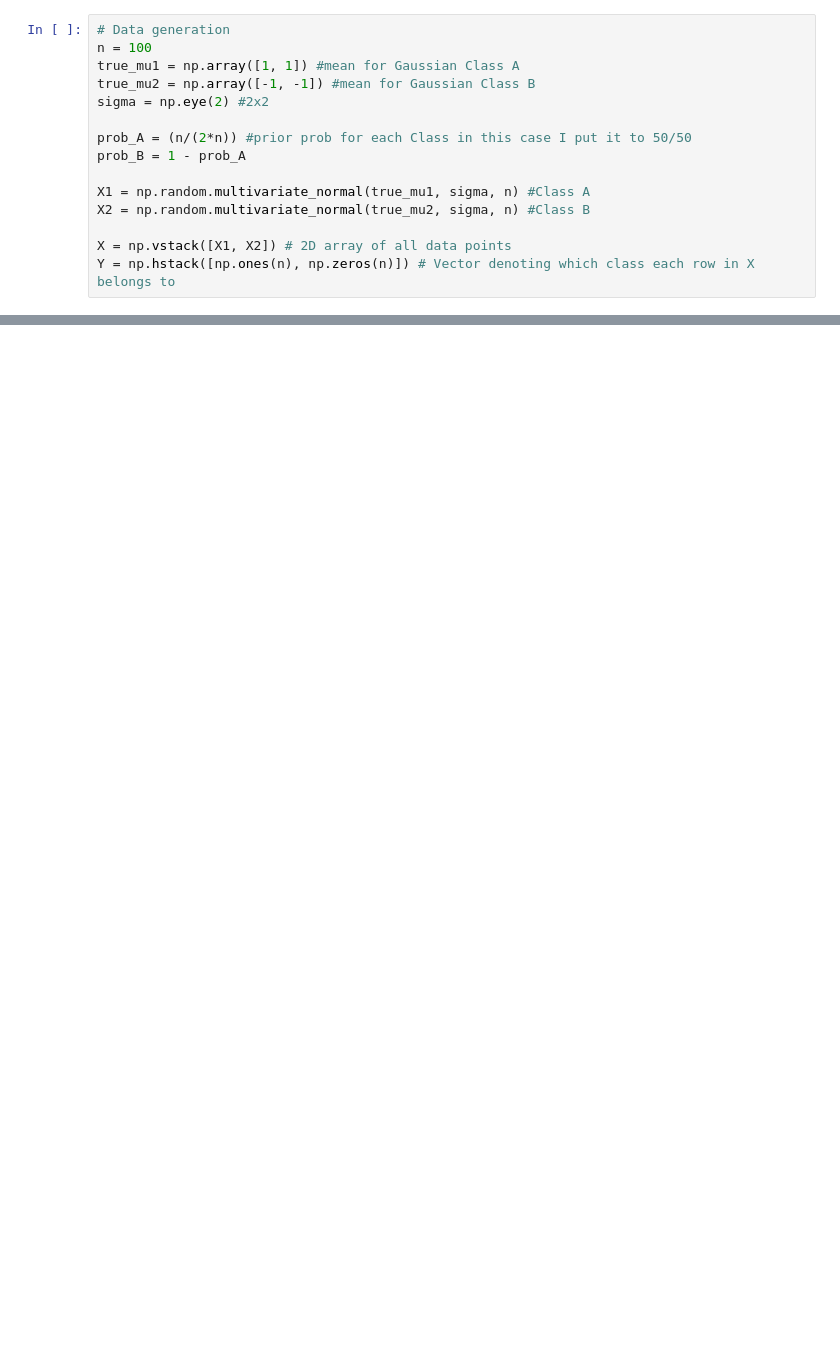
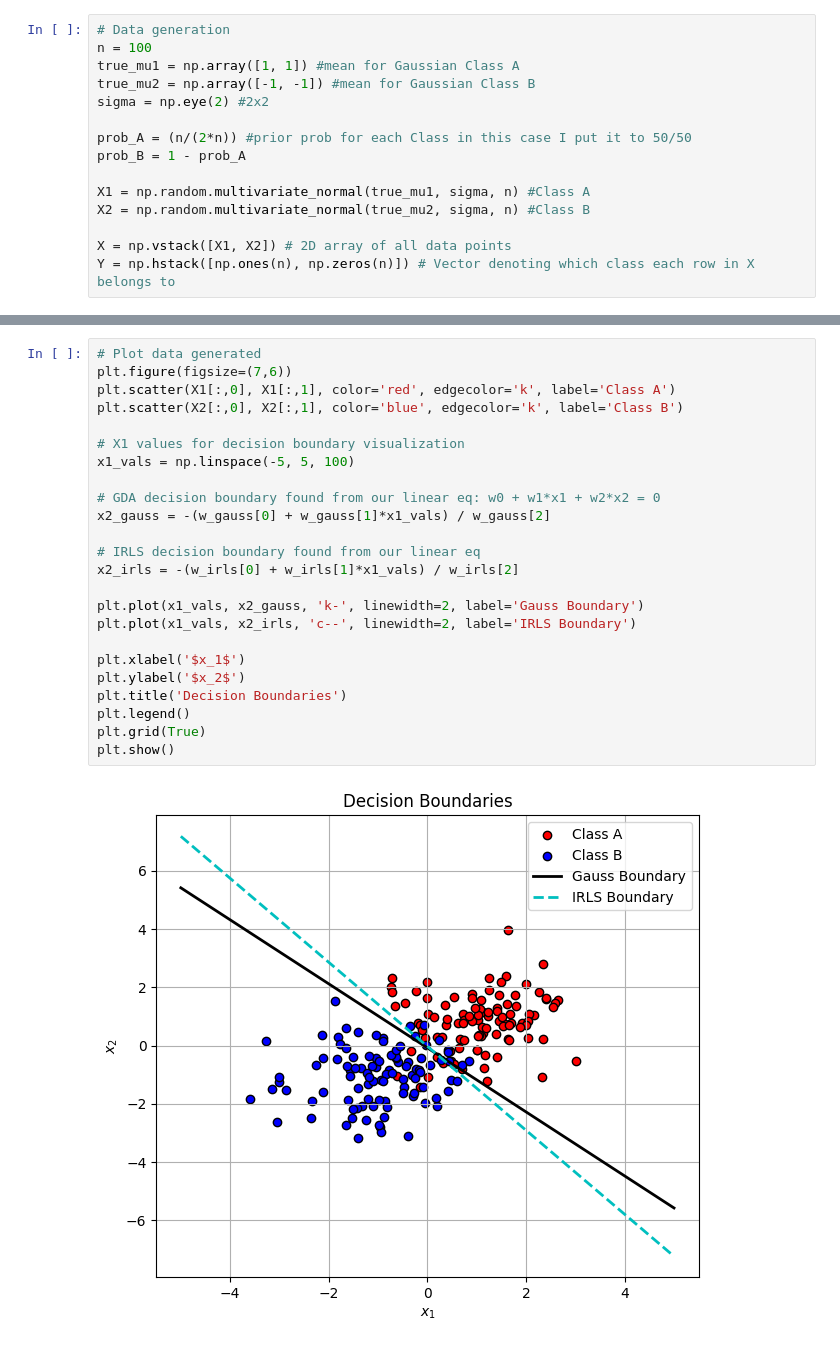
Before and after one commit to andrewtuna05/ECE474, a Jupyter notebook: proj3/proj3_Andrew_Yuan.ipynb, the cells around one changed output, grey strips where cells are left out. Drawn from its saved outputs; the diff is of its cells as text; blank space fills up the shorter version.

```diff
--- a/proj3/proj3_Andrew_Yuan.ipynb
+++ b/proj3/proj3_Andrew_Yuan.ipynb
@@ -45,0 +115,26 @@ Accuracy: 0.93
+# %%
+# Plot data generated
+plt.figure(figsize=(7,6))
+plt.scatter(X1[:,0], X1[:,1], color='red', edgecolor='k', label='Class A')
+plt.scatter(X2[:,0], X2[:,1], color='blue', edgecolor='k', label='Class B')
+
+# X1 values for decision boundary visualization
+x1_vals = np.linspace(-5, 5, 100)
+
+# GDA decision boundary found from our linear eq: w0 + w1*x1 + w2*x2 = 0
+x2_gauss = -(w_gauss[0] + w_gauss[1]*x1_vals) / w_gauss[2]
+
+# IRLS decision boundary found from our linear eq
+x2_irls = -(w_irls[0] + w_irls[1]*x1_vals) / w_irls[2]
+
+plt.plot(x1_vals, x2_gauss, 'k-', linewidth=2, label='Gauss Boundary')
+plt.plot(x1_vals, x2_irls, 'c--', linewidth=2, label='IRLS Boundary')
+
+plt.xlabel('$x_1$')
+plt.ylabel('$x_2$')
+plt.title('Decision Boundaries')
+plt.legend()
+plt.grid(True)
+plt.show()
+# %% [output]
+[figure, added]
```
Also changed, not shown: parts of 10 cells of this notebook.
